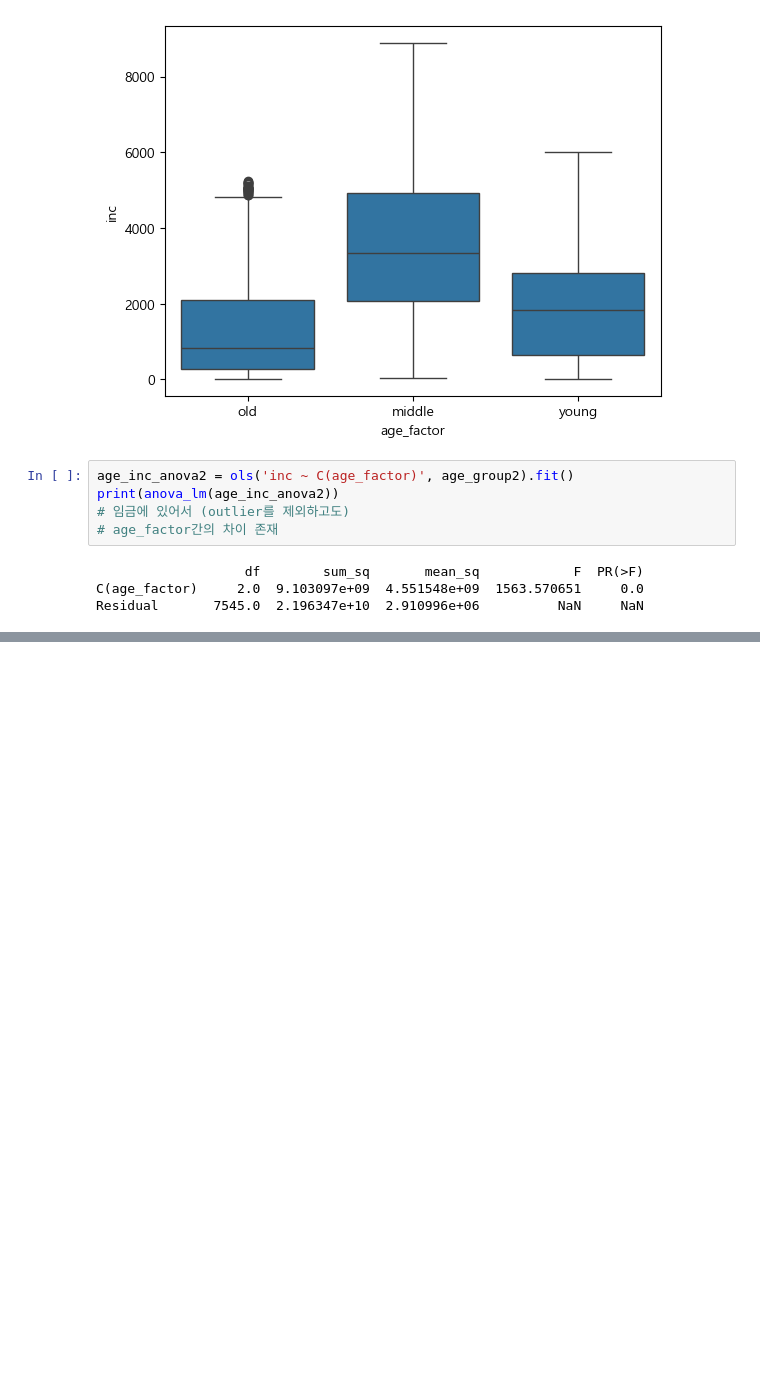
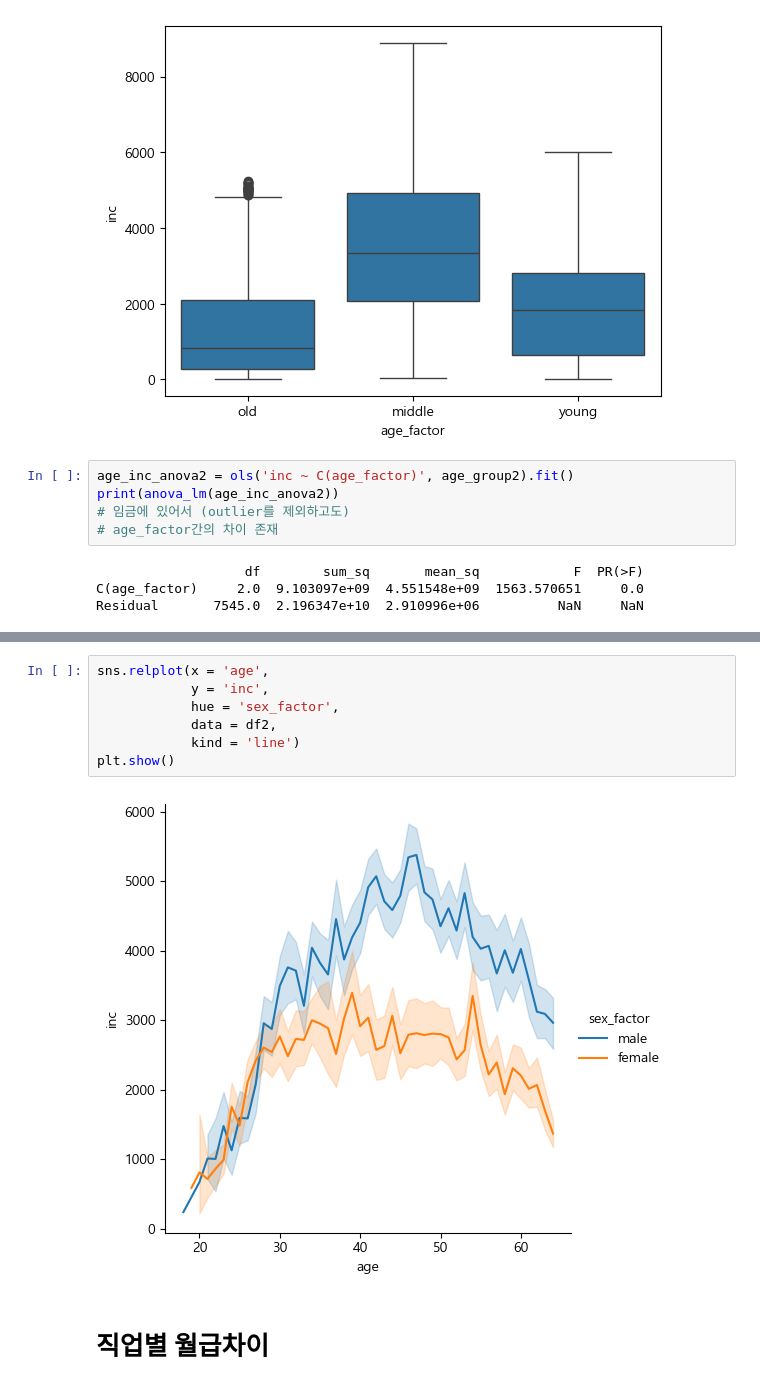
Before and after one commit to dothouse/practice, a Jupyter notebook: welfare/welfare_EDA.ipynb, the cells around one changed output, grey strips where cells are left out. Drawn from its saved outputs; the diff is of its cells as text; blank space fills up the shorter version.

```diff
--- a/welfare/welfare_EDA.ipynb
+++ b/welfare/welfare_EDA.ipynb
@@ -463,0 +535,11 @@ Residual       7545.0  2.196347e+10  2.910996e+06          NaN     NaN
+# %%
+sns.relplot(x = 'age',
+            y = 'inc',
+            hue = 'sex_factor',
+            data = df2,
+            kind = 'line')
+plt.show()
+# %% [output]
+[figure, added]
+# %% [markdown]
+# 직업별 월급차이
```
Also changed, not shown: parts of 23 cells of this notebook, 1 other file.
